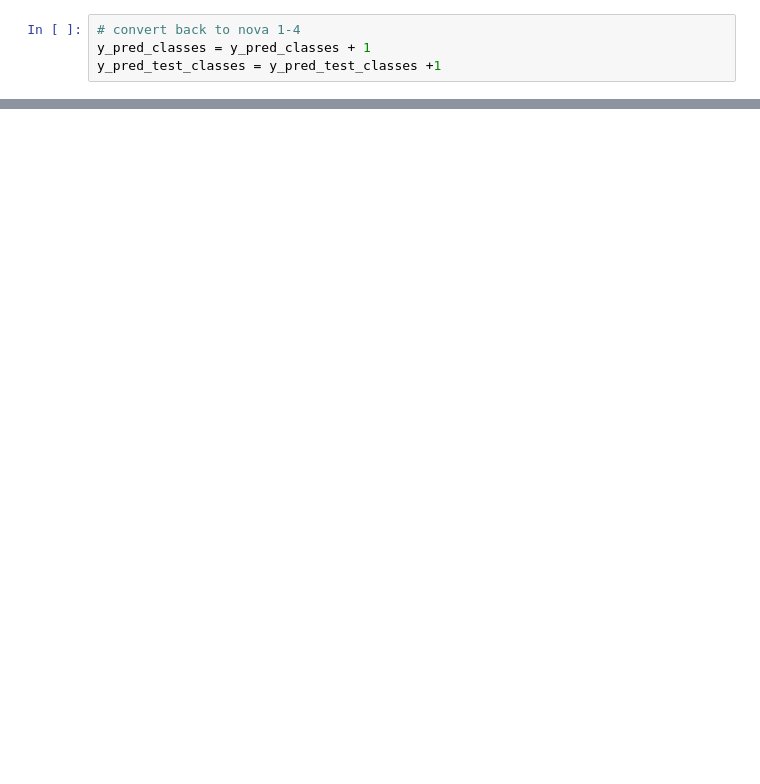
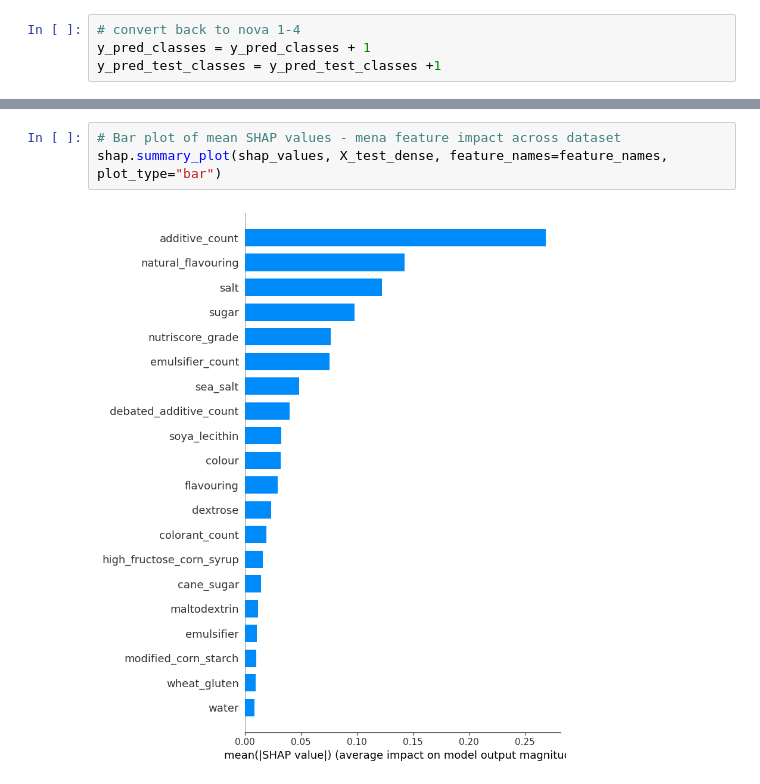
Before and after one commit to SofieBT2/DataScience2026, a Jupyter notebook: src/Modelling.ipynb, the cells around one changed output, grey strips where cells are left out. Drawn from its saved outputs; the diff is of its cells as text; blank space fills up the shorter version.

```diff
--- a/src/Modelling.ipynb
+++ b/src/Modelling.ipynb
@@ -948,0 +833,5 @@ gbm.save_model('model.txt')
+# %%
+# Bar plot of mean SHAP values - mena feature impact across dataset
+shap.summary_plot(shap_values, X_test_dense, feature_names=feature_names, plot_type="bar")
+# %% [output]
+[figure, added]
```
Also changed, not shown: parts of 44 cells of this notebook.
